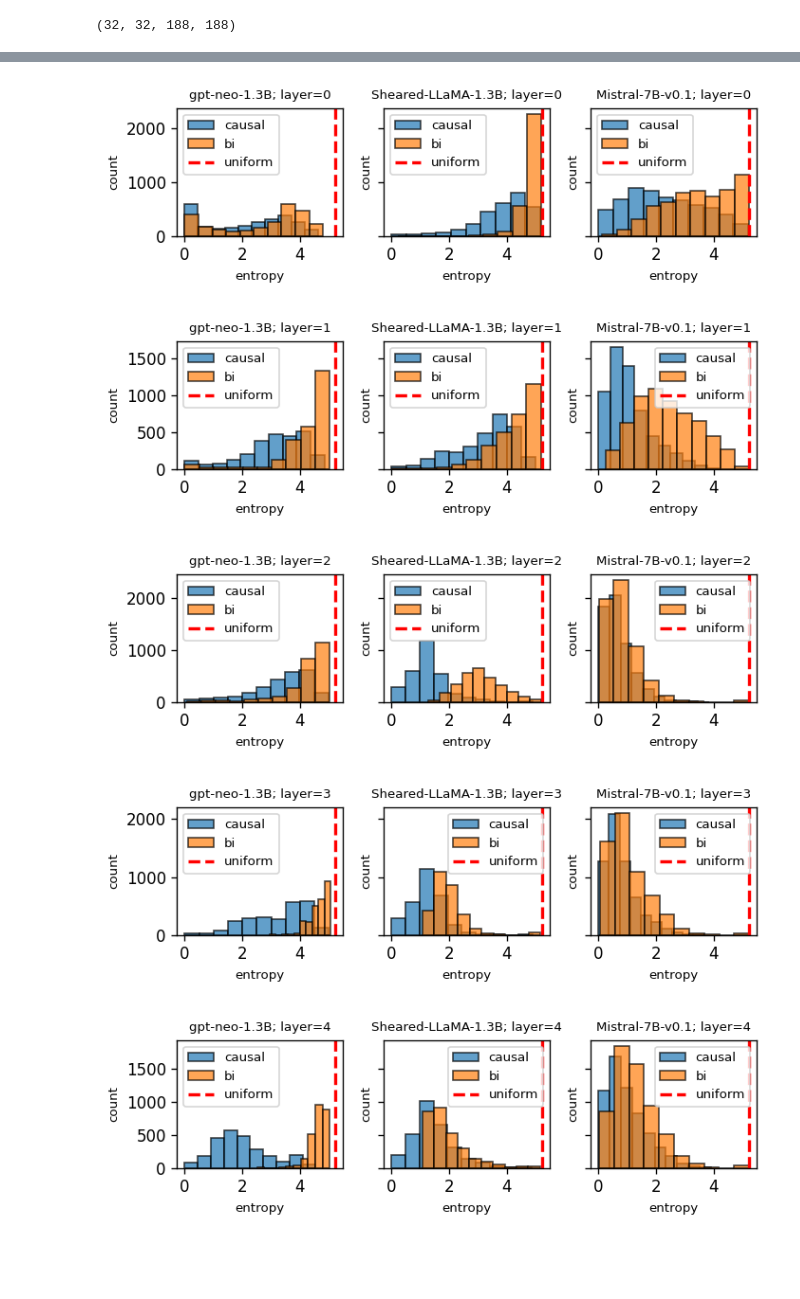
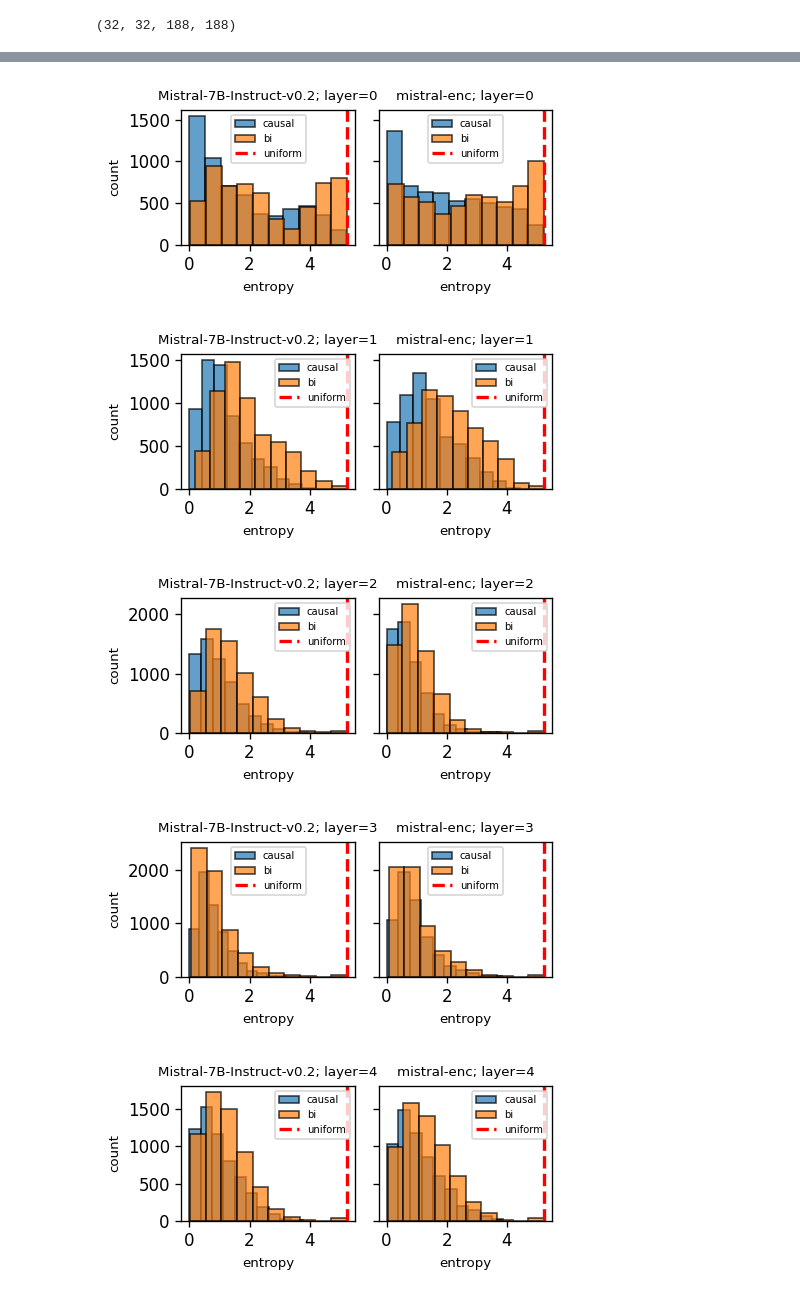
Before and after one commit to mmarius/transformers, a Jupyter notebook: notebooks/plot_attention.ipynb, the cells around one changed output, grey strips where cells are left out. Saved outputs shown, nothing was run; the diff lists cells and outputs as text; code cells hidden in the pictures; blank space fills up the shorter version.

```diff
--- a/notebooks/plot_attention.ipynb
+++ b/notebooks/plot_attention.ipynb
@@ -31,5 +35,8 @@ def compute_entropies_for_heads_at_layer(layer, attention_matrices):
 # model_name_or_path, num_layers = "princeton-nlp/Sheared-LLaMA-1.3B", 24
 # model_name_or_path, num_layers = "meta-llama/Llama-2-7b-hf", 32
 # model_name_or_path, num_layers = "meta-llama/Llama-2-7b-chat-hf", 32
-model_name_or_path, num_layers = "mistralai/Mistral-7B-v0.1", 32
+# model_name_or_path, num_layers = "mistralai/Mistral-7B-v0.1", 32
 # model_name_or_path, num_layers = "mistralai/Mistral-7B-Instruct-v0.2", 32
+
+# transformed models
+model_name_or_path, num_layers = "vaibhavad/mistral-enc", 32
@@ -36,5 +45,5 @@ model_name_or_path, num_layers = "mistralai/Mistral-7B-v0.1", 32
 # %%
-data_path = f"/projects/transformers/attention_data/{model_name_or_path.split('/')[-1]}"
+data_path = f"/data/attention_data/{model_name_or_path.split('/')[-1]}/offset{offset}"
 # %%
 causal_attention_matrices = load_attention_matrices(data_path, "causal", num_layers)
 causal_attention_matrices.shape
@@ -61,11 +101,11 @@ for layer in range(num_layers)[:2]:
     print("max. value:", np.max(H))
     print("upper bound:", np.log(num_tokens))
 
-    fig, axes = plt.subplots(nrows=1, ncols=1, sharex=False, sharey=False, figsize=(10, 5.5), dpi=120)
+    fig, axes = plt.subplots(nrows=1, ncols=1, sharex=False, sharey=False, figsize=(8, 5.5), dpi=120)
 
     im = axes.imshow(H, vmax=np.log(num_tokens), cmap="plasma")
     fig.colorbar(im, ax=axes, orientation='vertical', fraction=0.0075, label="entropy")
-    # axes.axhline(num_heads - 1, color="black", linewidth=2.0)
+    # axes.axhline(H.shape[0] - 1, color="black", linewidth=2.0)
 
     axes.set_xlabel("token position")
     axes.set_ylabel("head")
@@ -88,7 +128,7 @@ for layer in range(num_layers)[:2]:
     H_c = compute_entropies_for_heads_at_layer(layer, causal_attention_matrices)
     H_b = compute_entropies_for_heads_at_layer(layer, bi_attention_matrices)
 
-    fig, axes = plt.subplots(nrows=1, ncols=1, sharex=False, sharey=False, figsize=(4, 2.5), dpi=120)
+    fig, axes = plt.subplots(nrows=1, ncols=1, sharex=False, sharey=False, figsize=(6, 2.5), dpi=120)
 
     axes.hist(H_c.flatten(), edgecolor="black", alpha=0.7, label="causal")
     axes.hist(H_b.flatten(), edgecolor="black", alpha=0.7, label="bi")
@@ -109,44 +149,51 @@ for layer in range(num_layers)[:2]:
 # entropy distributions for two models next to each other
 
 MODELS = [
-    ("EleutherAI/gpt-neo-1.3B", 24),
-    ("princeton-nlp/Sheared-LLaMA-1.3B", 24),
-    ("mistralai/Mistral-7B-v0.1", 32)
+    # ("EleutherAI/gpt-neo-1.3B", 24),
+    # # ("princeton-nlp/Sheared-LLaMA-1.3B", 24),
+    # ("meta-llama/Llama-2-7b-hf", 32),
+    # ("mistralai/Mistral-7B-v0.1", 32),
+    ("mistralai/Mistral-7B-Instruct-v0.2", 32),
+
+    # transformed models
+    ("vaibhavad/mistral-enc", 32),
 ]
 
-LAYERS = 32
+LAYERS = np.max(np.asarray([l for _, l in MODELS])) # get largest number of layers
+
 for layer in range(LAYERS)[:]:
 
     fig, axes = plt.subplots(nrows=1, ncols=len(MODELS), sharex=True, sharey=True, figsize=(len(MODELS) * 2.0, 2.0), dpi=120)
 
     for midx, (model_name_or_path, num_layers) in enumerate(MODELS):
 
         if layer >= num_layers:
             pass
         else:
-            data_path = f"/projects/transformers/attention_data/{model_name_or_path.split('/')[-1]}"
+            data_path = f"/data/attention_data/{model_name_or_path.split('/')[-1]}/offset{offset}"
             causal_attention_matrices = load_attention_matrices(data_path, "causal", num_layers)
             bi_attention_matrices = load_attention_matrices(data_path, "bidirectional", num_layers)
 
             H_c = compute_entropies_for_heads_at_layer(layer, causal_attention_matrices)
             H_b = compute_entropies_for_heads_at_layer(layer, bi_attention_matrices)
 
             axes[midx].hist(H_c.flatten(), edgecolor="black", alpha=0.7, label="causal")
             axes[midx].hist(H_b.flatten(), edgecolor="black", alpha=0.7, label="bi")
             axes[midx].axvline(np.log(num_tokens), color="red", linestyle="dashed", linewidth=2.0, label="uniform")
 
-            axes[midx].legend(loc="best", fontsize=8)
+            axes[midx].legend(loc="best", fontsize=6)
 
         axes[midx].set_xlabel("entropy", fontsize=8)
-        axes[midx].set_ylabel("count", fontsize=8)
         axes[midx].set_title(f"{model_name_or_path.split('/')[-1]}; layer={layer}", fontsize=8)
+
+    axes[0].set_ylabel("count", fontsize=8)
 
     plt.tight_layout()
     plt.show()
     plt.close();
 # %% [output]
-[figure, old version]
+[figure, new version]
-[figure, old version]
+[figure, new version]
-[figure, old version]
+[figure, new version]
-[figure, old version]
+[figure, new version]
-[figure, old version]
+[figure, new version]
```
Also changed, not shown: parts of 9 cells of this notebook, 2 other files.
